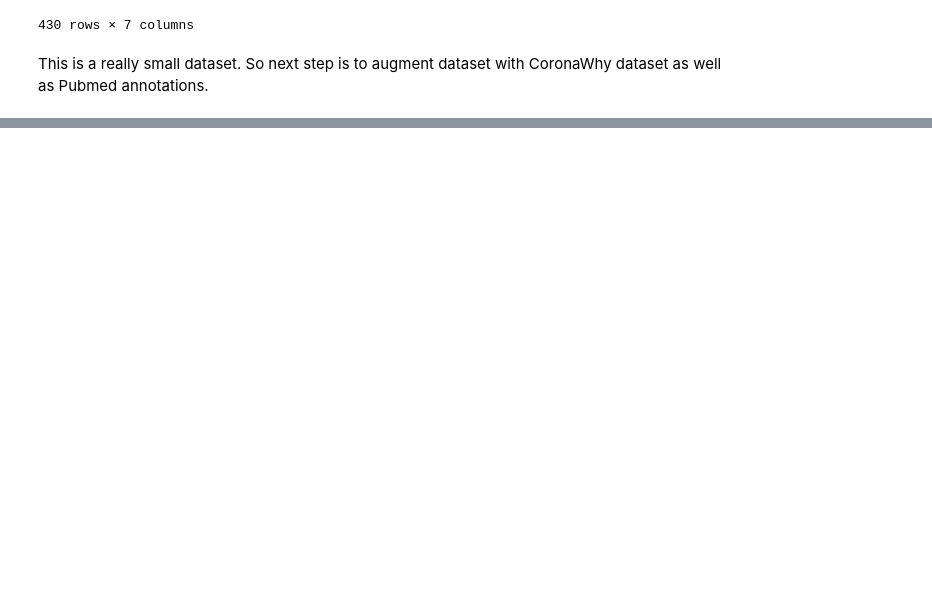
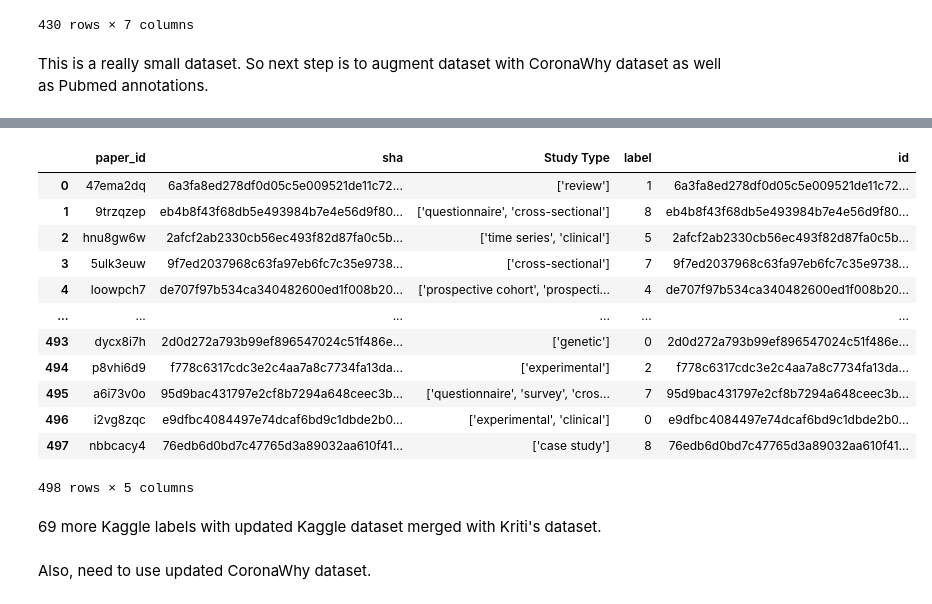
Before and after one commit to mindyng/Covid19, a Jupyter notebook: MultiClass.ipynb, the cells around one changed output, grey strips where cells are left out. Cells and saved outputs as stored; diff of their text form; code cells hidden in the pictures; blank space fills up the shorter version.

```diff
--- a/MultiClass.ipynb
+++ b/MultiClass.ipynb
@@ -349,0 +364,3 @@ This is a really small dataset. So next step is to augment dataset with CoronaWh
+# %%
+labels2 = pd.read_csv('design-2.csv')
+labels2.info()
@@ -349,0 +377,21 @@ This is a really small dataset. So next step is to augment dataset with CoronaWh
+# %%
+final2 = pd.merge(features2, labels2, how='inner', left_on='sha', right_on='id')
+final2
+# %% [output]
+|  | paper_id | sha | Study Type | label | id |
+| 0 | 47ema2dq | 6a3fa8ed278df0d05c5e009521de11c72... | ['review'] | 1 | 6a3fa8ed278df0d05c5e009521de11c72... |
+| 1 | 9trzqzep | eb4b8f43f68db5e493984b7e4e56d9f80... | ['questionnaire', 'cross-sectional'] | 8 | eb4b8f43f68db5e493984b7e4e56d9f80... |
+| 2 | hnu8gw6w | 2afcf2ab2330cb56ec493f82d87fa0c5b... | ['time series', 'clinical'] | 5 | 2afcf2ab2330cb56ec493f82d87fa0c5b... |
+| 3 | 5ulk3euw | 9f7ed2037968c63fa97eb6fc7c35e9738... | ['cross-sectional'] | 7 | 9f7ed2037968c63fa97eb6fc7c35e9738... |
+| 4 | loowpch7 | de707f97b534ca340482600ed1f008b20... | ['prospective cohort', 'prospecti... | 4 | de707f97b534ca340482600ed1f008b20... |
+| ... | ... | ... | ... | ... | ... |
+| 493 | dycx8i7h | 2d0d272a793b99ef896547024c51f486e... | ['genetic'] | 0 | 2d0d272a793b99ef896547024c51f486e... |
+| 494 | p8vhi6d9 | f778c6317cdc3e2c4aa7a8c7734fa13da... | ['experimental'] | 2 | f778c6317cdc3e2c4aa7a8c7734fa13da... |
+| 495 | a6i73v0o | 95d9bac431797e2cf8b7294a648ceec3b... | ['questionnaire', 'survey', 'cros... | 7 | 95d9bac431797e2cf8b7294a648ceec3b... |
+| 496 | i2vg8zqc | e9dfbc4084497e74dcaf6bd9c1dbde2b0... | ['experimental', 'clinical'] | 0 | e9dfbc4084497e74dcaf6bd9c1dbde2b0... |
+| 497 | nbbcacy4 | 76edb6d0bd7c47765d3a89032aa610f41... | ['case study'] | 8 | 76edb6d0bd7c47765d3a89032aa610f41... |
+498 rows × 5 columns
+# %% [markdown]
+69 more Kaggle labels with updated Kaggle dataset merged with Kriti's dataset.
+# %% [markdown]
+Also, need to use updated CoronaWhy dataset.
```
Also changed, not shown: parts of 3 cells of this notebook.
